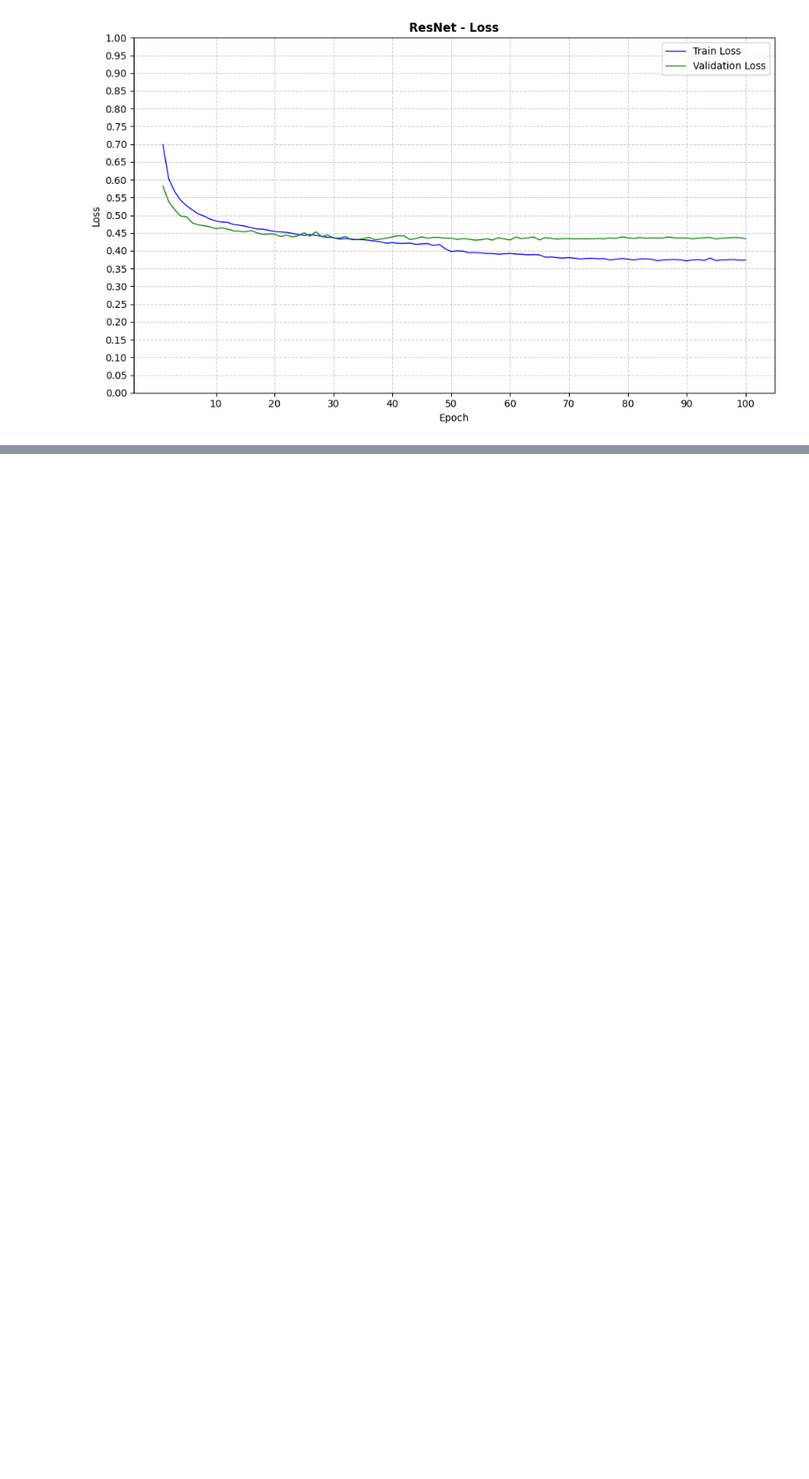
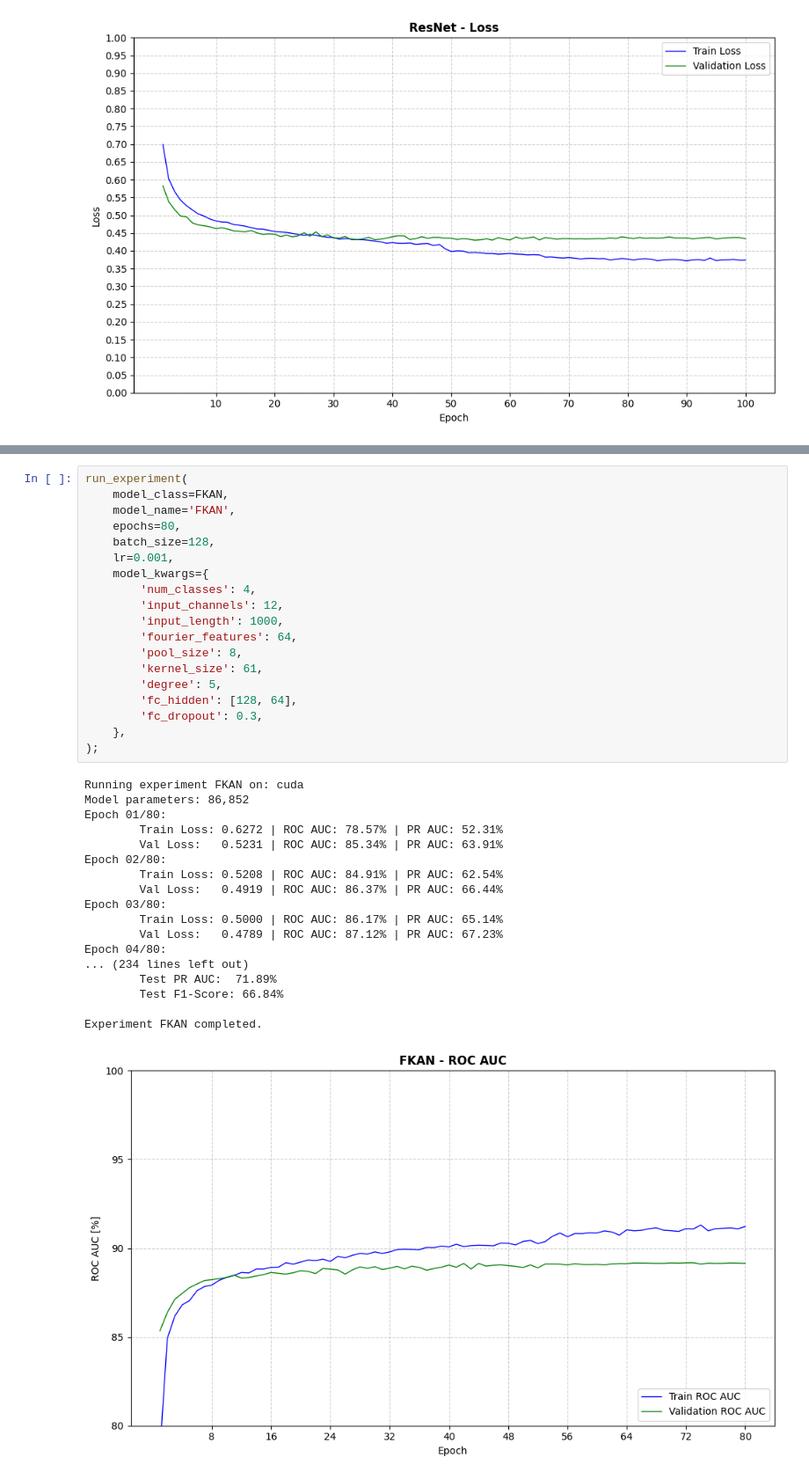
Before and after one commit to JestemPawlem/ECG-Deep-Learning, a Jupyter notebook: experiments/testing_models.ipynb, the cells around one changed output, grey strips where cells are left out. Shown at 88% size. Cells and saved outputs as stored; diff of their text form; blank space fills up the shorter version.

Commit message:
Added FKAN Architecture

```diff
--- a/experiments/testing_models.ipynb
+++ b/experiments/testing_models.ipynb
@@ -250,0 +249,38 @@ Experiment WavKAN completed.
+# %%
+run_experiment(
+    model_class=FKAN,
+    model_name='FKAN',
+    epochs=80,
+    batch_size=128,
+    lr=0.001,
+    model_kwargs={
+        'num_classes': 4,
+        'input_channels': 12,
+        'input_length': 1000,
+        'fourier_features': 64,
+        'pool_size': 8,
+        'kernel_size': 61,
+        'degree': 5,
+        'fc_hidden': [128, 64],
+        'fc_dropout': 0.3,
+    },
+);
+# %% [output]
+Running experiment FKAN on: cuda
+Model parameters: 86,852
+Epoch 01/80:
+        Train Loss: 0.6272 | ROC AUC: 78.57% | PR AUC: 52.31%
+        Val Loss:   0.5231 | ROC AUC: 85.34% | PR AUC: 63.91%
+Epoch 02/80:
+        Train Loss: 0.5208 | ROC AUC: 84.91% | PR AUC: 62.54%
+        Val Loss:   0.4919 | ROC AUC: 86.37% | PR AUC: 66.44%
+Epoch 03/80:
+        Train Loss: 0.5000 | ROC AUC: 86.17% | PR AUC: 65.14%
+        Val Loss:   0.4789 | ROC AUC: 87.12% | PR AUC: 67.23%
+Epoch 04/80:
+... (234 lines left out)
+        Test PR AUC:  71.89%
+        Test F1-Score: 66.84%
+
+Experiment FKAN completed.
+[figure, added]
```
Also changed, not shown: parts of 4 cells of this notebook, 19 other files.
